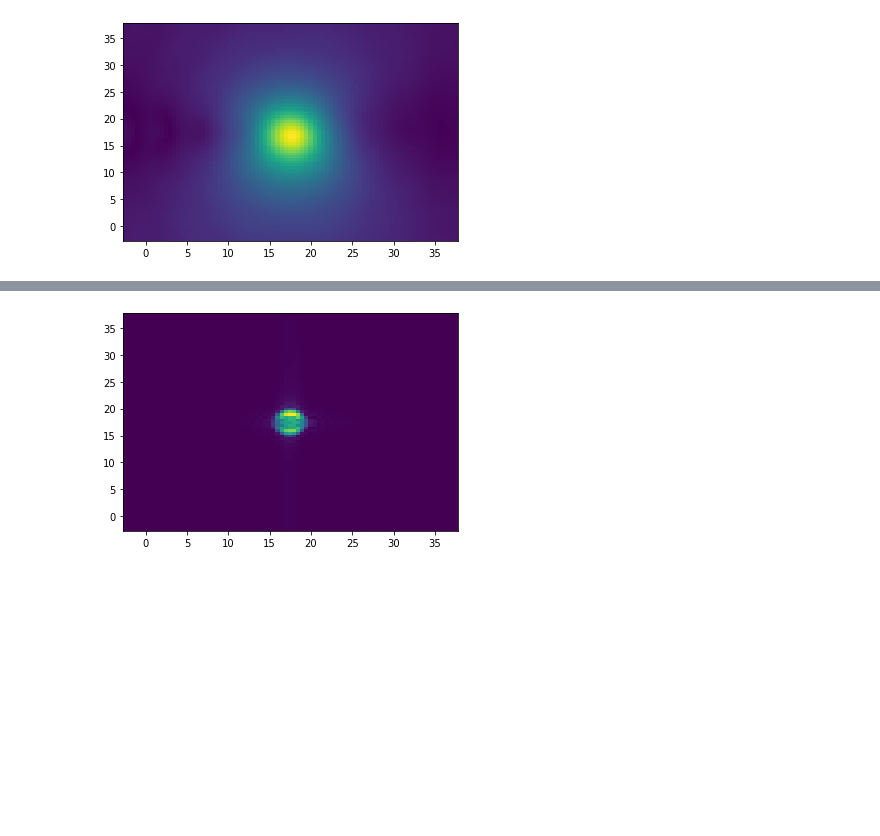
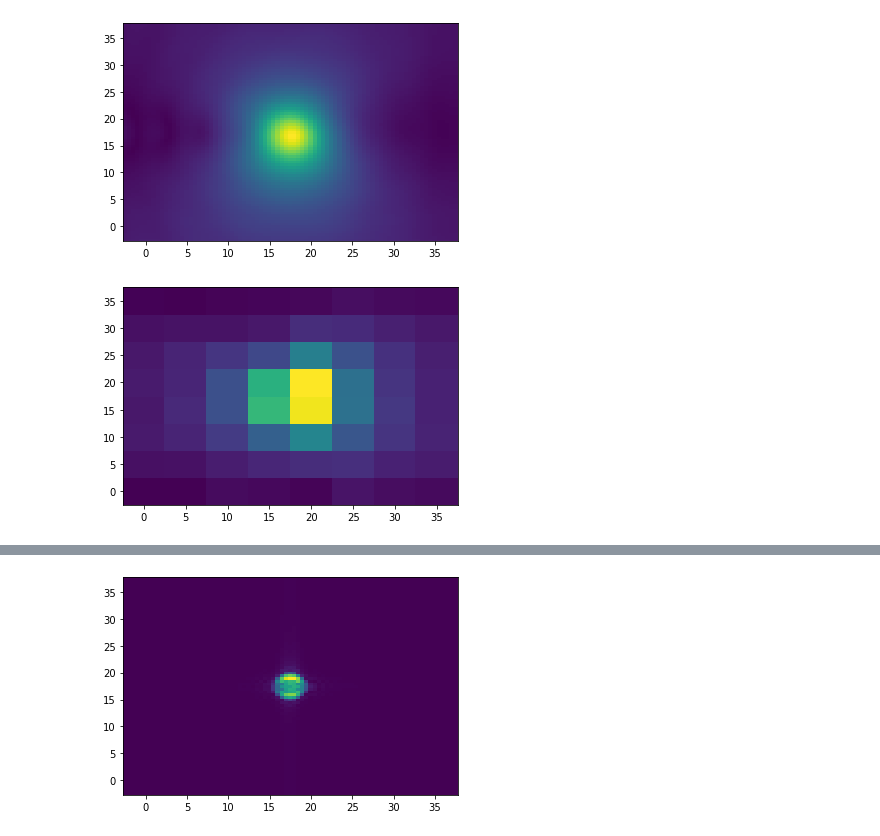
Before and after one commit to Khainguyen1349/MoMPython_KN, a Jupyter notebook: Maxwell/PlayWithMaxwell.ipynb, the cells around one changed output, grey strips where cells are left out. Saved outputs shown, nothing was run; the diff lists cells and outputs as text; code cells hidden in the pictures; blank space fills up the shorter version.

```diff
--- a/Maxwell/PlayWithMaxwell.ipynb
+++ b/Maxwell/PlayWithMaxwell.ipynb
@@ -42,0 +98,3 @@ Hanal.DX[0,:]
+# %%
+arr = readarray()
+arr.DX.shape
@@ -45,3 +105,8 @@ plt.pcolormesh(Eanal.X,Eanal.Y,abs(Eanal.DX),shading='auto')
 plt.show()
 # %% [output]
 [figure]
+# %%
+plt.pcolormesh(arr.X,arr.Y,flip(abs(arr.DX),axis = 1),shading='auto')
+plt.show()
+# %% [output]
+[figure, added]
```
Also changed, not shown: parts of 5 cells of this notebook, 4 other files.
